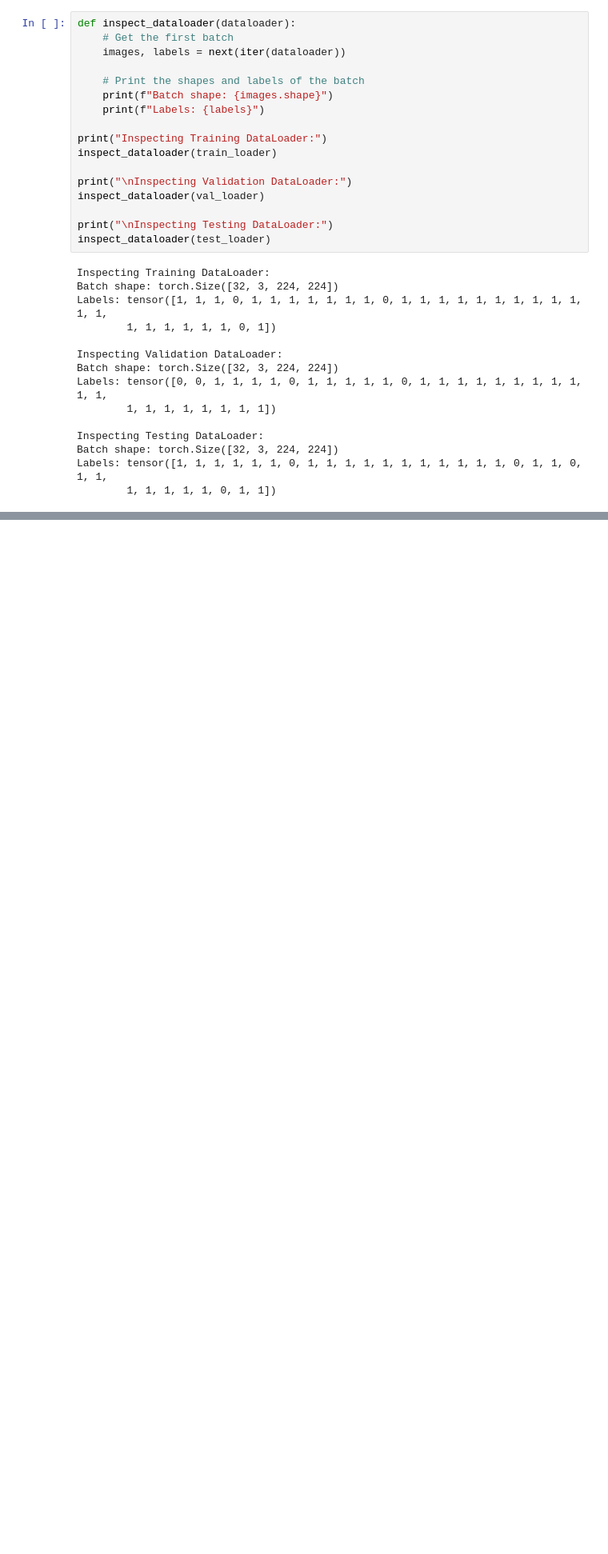
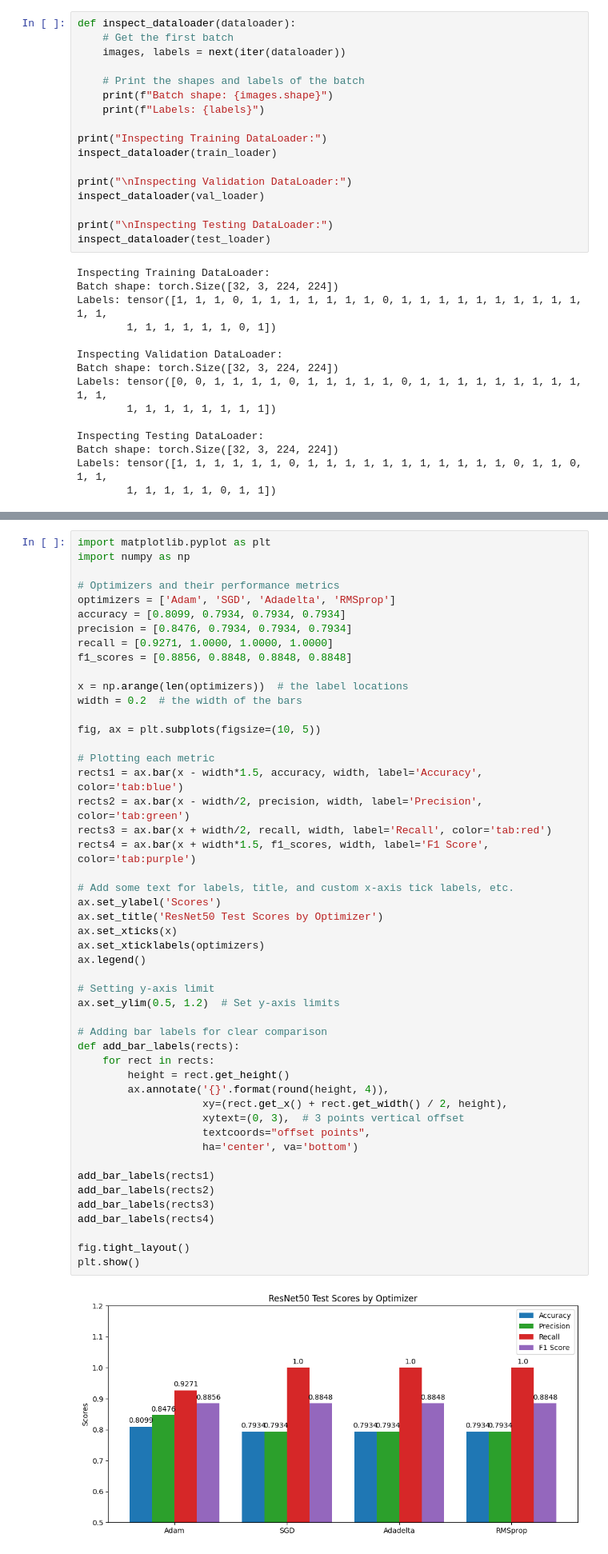
Before and after one commit to sihvn/AI-DeepFake, a Jupyter notebook: resnet50.ipynb, the cells around one changed output, grey strips where cells are left out. Shown: that part at 80% size. Cells and saved outputs as stored; diff of their text form; blank space fills up the shorter version.

```diff
--- a/resnet50.ipynb
+++ b/resnet50.ipynb
@@ -345,0 +529,51 @@ Test - Accuracy: 0.5255, Precision: 0.8493, Recall: 0.5345, F1 Score: 0.6561
+# %%
+import matplotlib.pyplot as plt
+import numpy as np
+
+# Optimizers and their performance metrics
+optimizers = ['Adam', 'SGD', 'Adadelta', 'RMSprop']
+accuracy = [0.8099, 0.7934, 0.7934, 0.7934]
+precision = [0.8476, 0.7934, 0.7934, 0.7934]
+recall = [0.9271, 1.0000, 1.0000, 1.0000]
+f1_scores = [0.8856, 0.8848, 0.8848, 0.8848]
+
+x = np.arange(len(optimizers))  # the label locations
+width = 0.2  # the width of the bars
+
+fig, ax = plt.subplots(figsize=(10, 5))
+
+# Plotting each metric
+rects1 = ax.bar(x - width*1.5, accuracy, width, label='Accuracy', color='tab:blue')
+rects2 = ax.bar(x - width/2, precision, width, label='Precision', color='tab:green')
+rects3 = ax.bar(x + width/2, recall, width, label='Recall', color='tab:red')
+rects4 = ax.bar(x + width*1.5, f1_scores, width, label='F1 Score', color='tab:purple')
+
+# Add some text for labels, title, and custom x-axis tick labels, etc.
+ax.set_ylabel('Scores')
+ax.set_title('ResNet50 Test Scores by Optimizer')
+ax.set_xticks(x)
+ax.set_xticklabels(optimizers)
+ax.legend()
+
+# Setting y-axis limit
+ax.set_ylim(0.5, 1.2)  # Set y-axis limits
+
+# Adding bar labels for clear comparison
+def add_bar_labels(rects):
+    for rect in rects:
+        height = rect.get_height()
+        ax.annotate('{}'.format(round(height, 4)),
+                    xy=(rect.get_x() + rect.get_width() / 2, height),
+                    xytext=(0, 3),  # 3 points vertical offset
+                    textcoords="offset points",
+                    ha='center', va='bottom')
+
+add_bar_labels(rects1)
+add_bar_labels(rects2)
+add_bar_labels(rects3)
+add_bar_labels(rects4)
+
+fig.tight_layout()
+plt.show()
+# %% [output]
+[figure, added]
```
Also changed, not shown: parts of 20 cells of this notebook.
